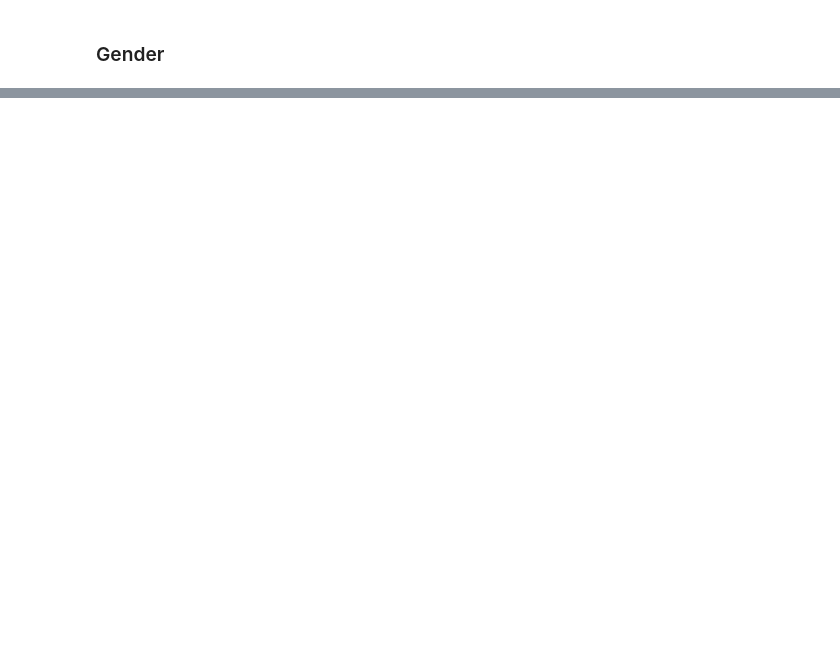
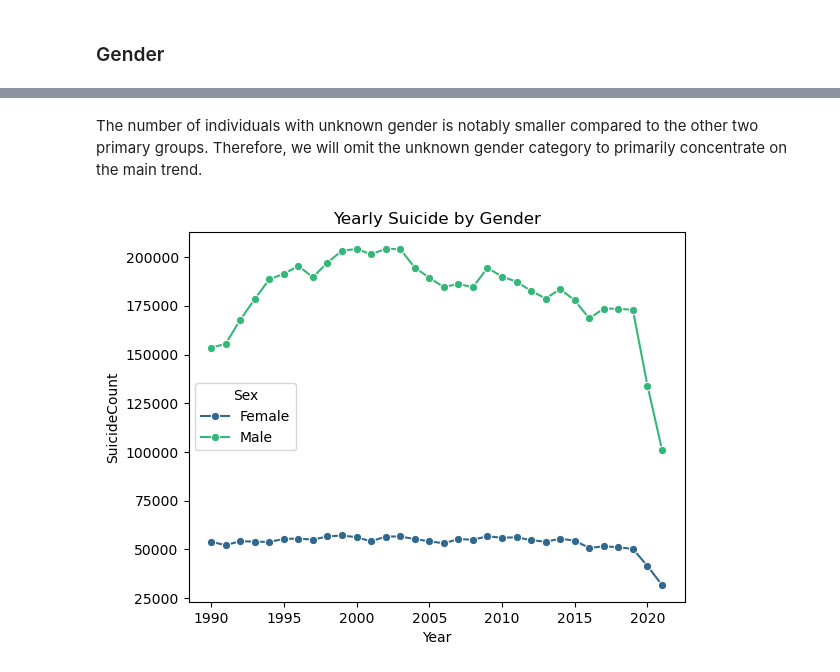
Before and after one commit to cuongpham24/Data-science-projects, a Jupyter notebook: Project_03_Social_Analysis/Project_03_suiside_rate.ipynb, the cells around one changed output, grey strips where cells are left out. Cells and saved outputs as stored; diff of their text form; code cells hidden in the pictures; blank space fills up the shorter version.

```diff
--- a/Project_03_Social_Analysis/Project_03_suiside_rate.ipynb
+++ b/Project_03_Social_Analysis/Project_03_suiside_rate.ipynb
@@ -112,0 +127,10 @@ The global trend is showing a decline. We will investigate various factors withi
+# %% [markdown]
+The number of individuals with unknown gender is notably smaller compared to the other two primary groups. Therefore, we will omit the unknown gender category to primarily concentrate on the main trend.
+# %%
+# Plot total suicide for each year by gender
+sns.lineplot(
+    data=gender_SuicideCount[gender_SuicideCount["Sex"] != "Unknown"], x="Year", y="SuicideCount", hue="Sex",
+    marker="o", palette="viridis", linewidth=1.5
+).set(title="Yearly Suicide by Gender");
+# %% [output]
+[figure, added]
```
Also changed, not shown: parts of 11 cells of this notebook.
